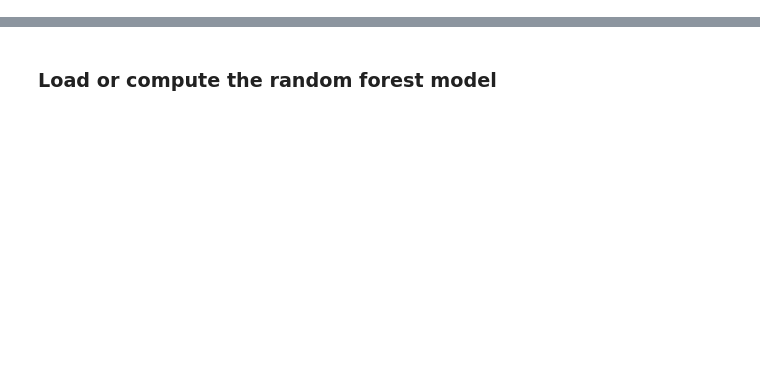
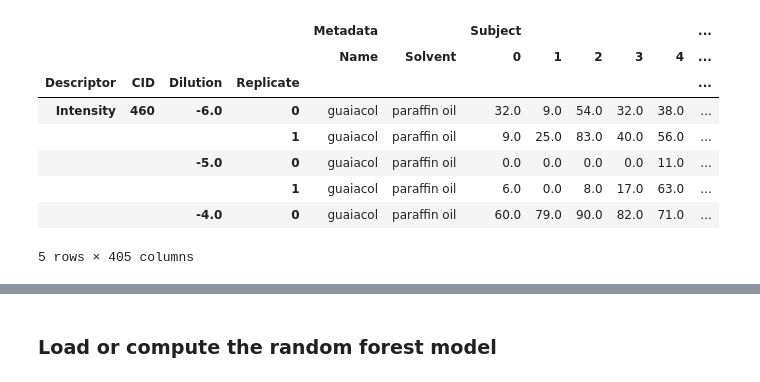
Before and after one commit to dream-olfaction/olfaction-prediction, a Jupyter notebook: opc_python/paper/new-data.ipynb, the cells around one changed output, grey strips where cells are left out. Saved outputs shown, nothing was run; the diff lists cells and outputs as text; code cells hidden in the pictures; blank space fills up the shorter version.

```diff
--- a/opc_python/paper/new-data.ipynb
+++ b/opc_python/paper/new-data.ipynb
@@ -18,0 +10,10 @@ There are now 7306 total features.
+# %%
+dream_CIDs = loading.get_CIDs(['training','leaderboard','testset'])
+new_CIDs = list(pd.read_csv('../../data/newdata_cids.txt',delimiter='\t',index_col=0,header=None,names=['CID'])['CID'])
+shared_CIDs = list(set(dream_CIDs).intersection(new_CIDs))
+dream_only_CIDs = list(set(dream_CIDs).difference(new_CIDs))
+new_only_CIDs = list(set(new_CIDs).difference(dream_CIDs))
+new_CIDs.remove(64832) # Remove Bourgeonal since we have no Dragon features for it.
+                              # Delete this line when we get these features.
+new_only_CIDs.remove(64832) # Remove Bourgeonal since we have no Dragon features for it.
+                              # Delete this line when we get these features.
@@ -19,21 +53,47 @@ There are now 7306 total features.
 # %%
 df = pd.read_excel('../../data/0869 final data Pablo.xlsx',index_col=0,header=None).transpose().drop(1)
-mux = pd.MultiIndex.from_arrays(df.values[:,[0,3,2,1]].transpose(), names=['Descriptor','Odorant','Solvent','Dilution'])
+df = df.drop(df.loc[df['Subject Identifier']=='citronella'].index) # This is a mixture and so not used in this project
+df = df.drop(df.loc[df['Subject Identifier']=='bourgeonal'].index) # I don't have Dragon features for this.
+                                                                  # Delete line when those features are available.
+mux = pd.MultiIndex.from_arrays(df.values[:,[0,3,1,2]].transpose(), names=['Descriptor','CID','Dilution','Solvent'])
 df = pd.DataFrame(data=df.values[:,4:], index=mux, dtype=float)
 
 # Compute log diliutions
-dilutions = set(df.index.levels[3])
+dilutions = set(df.index.levels[2])
 dilutions.remove('pure')
 log_dilutions = {dilution:-np.round(np.log10(float(dilution[2:].replace(',',''))),2) for dilution in dilutions}
 log_dilutions['pure'] = 0
 df = df.rename(index=log_dilutions)
 
 # Fix odorant names
 odorants = {x:x.replace(' (1M solution)','').replace(' (w/v)','') for x in set(df.index.levels[1])}
 df = df.rename(index=odorants)
+df = df.rename(index={x:x.title() for x in df.index.levels[0]})
 
 # Sort by descriptor, then odor, then solvent, then dilution
 df = df.sortlevel()
 
 # Drop rows where the odorant is NaN.
 df = df.loc[~(df.index.labels[1] == -1)]
+
+df.insert(0,'Name',[ix[1] for ix in df.index])
+df.insert(1,'Solvent',[ix[3] for ix in df.index])
+df = df.rename(index={name:int(new_CIDs.loc[name]) for name in new_CIDs.index})
+#df = df.rename(columns={x:'S%d'%x for x in df.columns if type(x) is int})
+df.index = df.index.droplevel('Solvent')
+df.insert(1,'Replicate',[i % 2 for i in range(len(df.index))])
+df = df.set_index('Replicate',append=True)
+df = df.sortlevel()
+df.columns = [['Metadata']*2+['Subject']*403,df.columns]
+df_new = df.copy()
+df_new.head()
+# %% [output]
+|  |  |  |  | Metadata |  | Subject |  |  |  |  | ... |
+|  |  |  |  | Name | Solvent | 0 | 1 | 2 | 3 | 4 | ... |
+| Descriptor | CID | Dilution | Replicate |  |  |  |  |  |  |  | ... |
+| Intensity | 460 | -6.0 | 0 | guaiacol | paraffin oil | 32.0 | 9.0 | 54.0 | 32.0 | 38.0 | ... |
+|  |  |  | 1 | guaiacol | paraffin oil | 9.0 | 25.0 | 83.0 | 40.0 | 56.0 | ... |
+|  |  | -5.0 | 0 | guaiacol | paraffin oil | 0.0 | 0.0 | 0.0 | 0.0 | 11.0 | ... |
+|  |  |  | 1 | guaiacol | paraffin oil | 6.0 | 0.0 | 8.0 | 17.0 | 63.0 | ... |
+|  |  | -4.0 | 0 | guaiacol | paraffin oil | 60.0 | 79.0 | 90.0 | 82.0 | 71.0 | ... |
+5 rows × 405 columns
```
Also changed, not shown: parts of 25 cells of this notebook, 7 other files.
